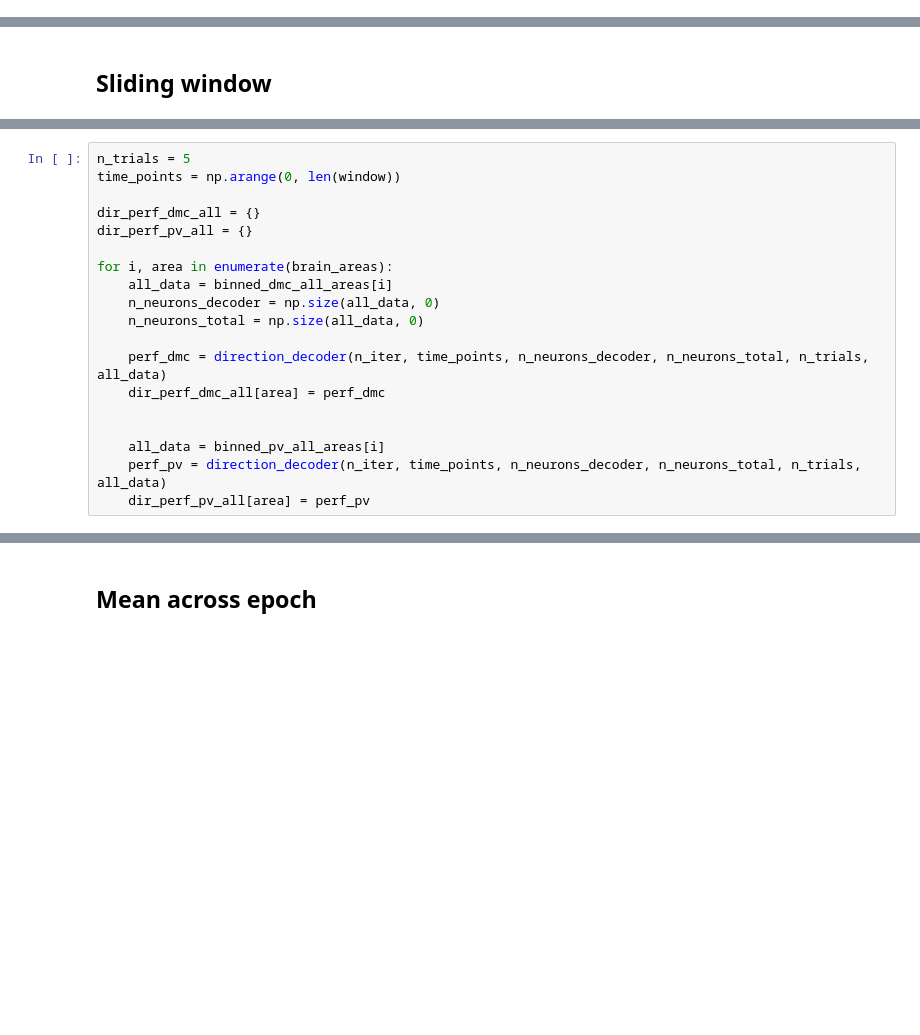
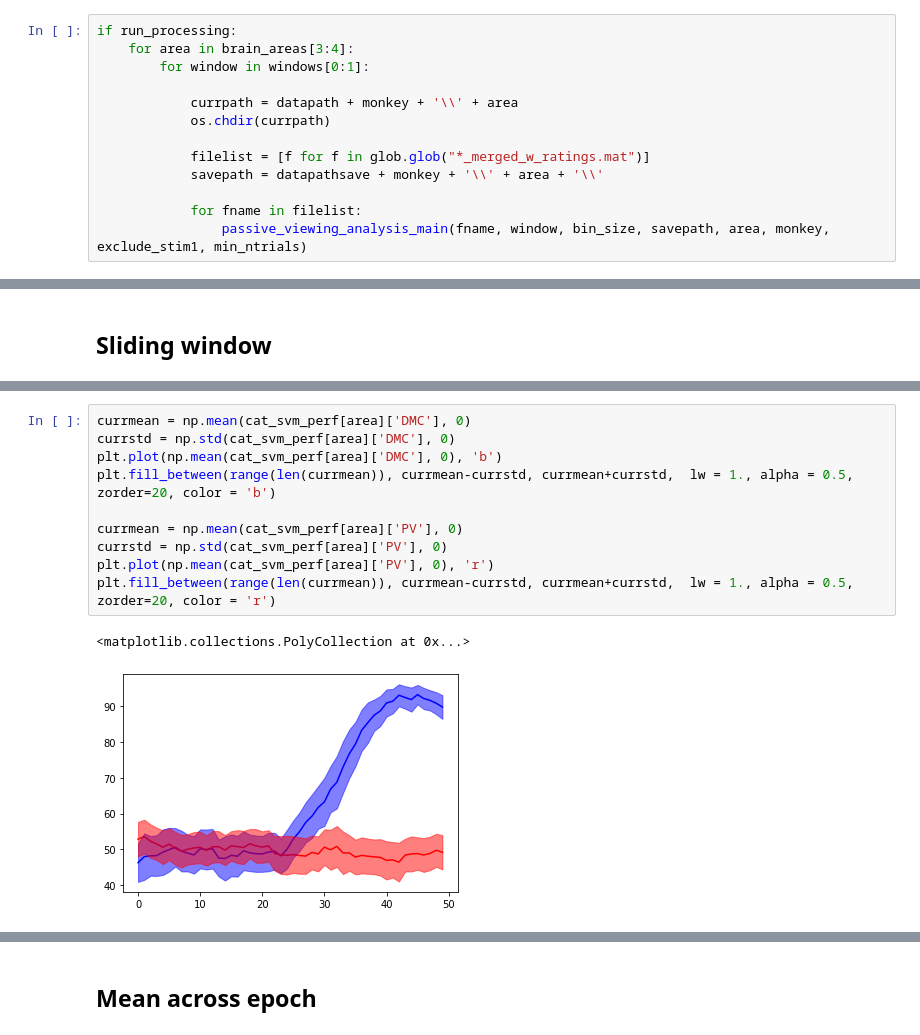
Before and after one commit to bpeysakhovich/two_boundary, a Jupyter notebook: passive_viewing_analysis.ipynb, the cells around one changed output, grey strips where cells are left out. Drawn from its saved outputs; the diff is of its cells as text; blank space fills up the shorter version.

```diff
--- a/passive_viewing_analysis.ipynb
+++ b/passive_viewing_analysis.ipynb
@@ -124,0 +79,13 @@ for i, area in enumerate(brain_areas):
+# %%
+if run_processing:
+    for area in brain_areas[3:4]:
+        for window in windows[0:1]:
+
+            currpath = datapath + monkey + '\\' + area
+            os.chdir(currpath)
+
+            filelist = [f for f in glob.glob("*_merged_w_ratings.mat")]
+            savepath = datapathsave + monkey + '\\' + area + '\\'
+
+            for fname in filelist:
+                passive_viewing_analysis_main(fname, window, bin_size, savepath, area, monkey, exclude_stim1, min_ntrials)
@@ -195,19 +154,0 @@ for i in save_filetype:
-# %%
-n_trials = 5
-time_points = np.arange(0, len(window))
-
-dir_perf_dmc_all = {}
-dir_perf_pv_all = {}
-
-for i, area in enumerate(brain_areas):
-    all_data = binned_dmc_all_areas[i]
-    n_neurons_decoder = np.size(all_data, 0)
-    n_neurons_total = np.size(all_data, 0)
-
-    perf_dmc = direction_decoder(n_iter, time_points, n_neurons_decoder, n_neurons_total, n_trials, all_data)
-    dir_perf_dmc_all[area] = perf_dmc
-
-
-    all_data = binned_pv_all_areas[i]
-    perf_pv = direction_decoder(n_iter, time_points, n_neurons_decoder, n_neurons_total, n_trials, all_data)
-    dir_perf_pv_all[area] = perf_pv
@@ -254,0 +215,13 @@ for i in save_filetype:
+# %%
+currmean = np.mean(cat_svm_perf[area]['DMC'], 0)
+currstd = np.std(cat_svm_perf[area]['DMC'], 0)
+plt.plot(np.mean(cat_svm_perf[area]['DMC'], 0), 'b')
+plt.fill_between(range(len(currmean)), currmean-currstd, currmean+currstd,  lw = 1., alpha = 0.5, zorder=20, color = 'b')
+
+currmean = np.mean(cat_svm_perf[area]['PV'], 0)
+currstd = np.std(cat_svm_perf[area]['PV'], 0)
+plt.plot(np.mean(cat_svm_perf[area]['PV'], 0), 'r')
+plt.fill_between(range(len(currmean)), currmean-currstd, currmean+currstd,  lw = 1., alpha = 0.5, zorder=20, color = 'r')
+# %% [output]
+<matplotlib.collections.PolyCollection at 0x...>
+[figure, added]
```
Also changed, not shown: parts of 114 cells of this notebook, 16 other files.
